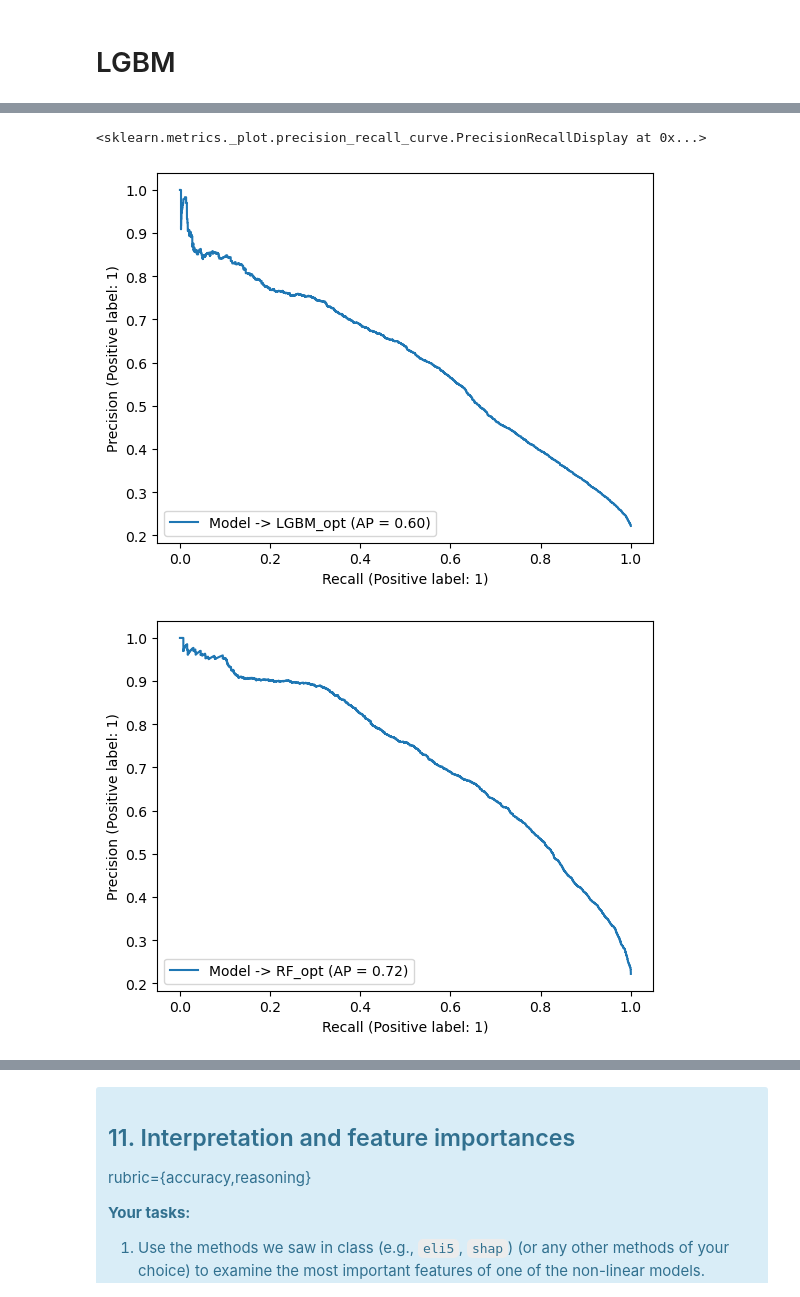
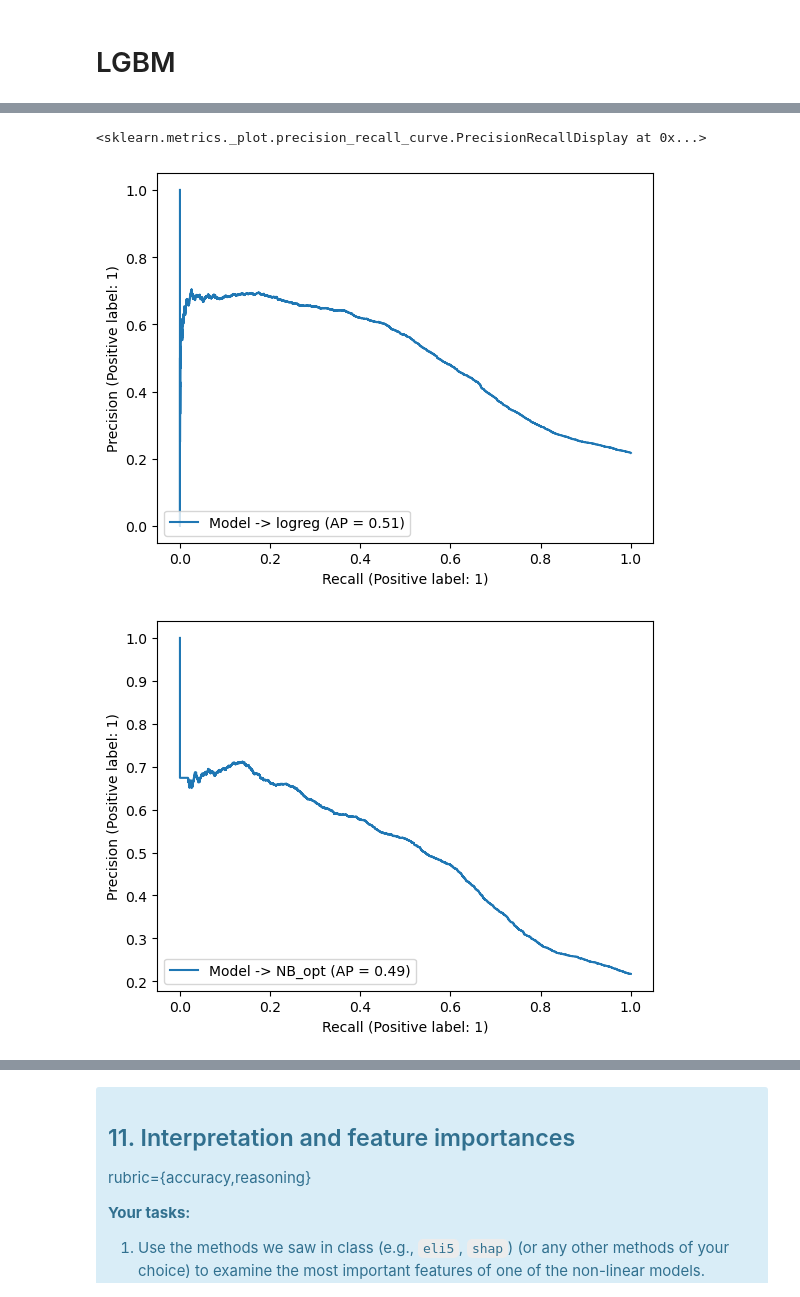
Before and after one commit to robindhillon1/creditcard_default, a Jupyter notebook: lab4.ipynb, the cells around one changed output, grey strips where cells are left out. Cells and saved outputs as stored; diff of their text form; code cells hidden in the pictures.

Commit message:
Q1 to Q12 for Recall

```diff
--- a/lab4.ipynb
+++ b/lab4.ipynb
@@ -915,9 +881,9 @@ RF_bal_RFE.named_steps['randomforestclassifier'].n_features_in_
 # %% [markdown]
 # LGBM
 # %%
-
-LGBM_bal_RFE = make_pipeline(preprocessor, RFECV(RidgeClassifier(), cv=10),
-                           LGBMClassifier(class_weight="balanced", random_state=123))
+LGBM_bal_RFE = make_pipeline(preprocessor,
+                             RFECV(RidgeClassifier(), cv=10),
+                             LGBMClassifier(class_weight="balanced", random_state=123))
 
 cross_val_results['LGBM_bal_RFE'] = pd.DataFrame(cross_validate(LGBM_bal_RFE,
                                                           X_train,
@@ -1063,7 +1062,8 @@ random_search_RF = RandomizedSearchCV(
     n_iter=20,
     random_state=123,
     return_train_score=True,
-    scoring='f1'
+    # scoring='f1',
+    scoring='recall',
 )
 # %%
 random_search_RF.fit(X_train, y_train)
@@ -1170,13 +1113,12 @@ cross_val_results['NB_opt']
 from sklearn.exceptions import FitFailedWarning
 warnings.filterwarnings(action='ignore', category=FitFailedWarning)
 
-
 param_dist_lgbm = {
-    "lgbmclassifier__learning_rate":[0.001,0.005,0.01,0.05,0.1],
-    "lgbmclassifier__n_estimators": randint(0,100),
-    "lgbmclassifier__max_depth": randint(0,20),
+    "lgbmclassifier__learning_rate": [0.001, 0.005, 0.01, 0.05, 0.1],
+    "lgbmclassifier__n_estimators": randint(0, 100),
+    "lgbmclassifier__max_depth": randint(0, 20),
     "lgbmclassifier__num_leaves": [1, 10, 25, 50, 100],
-    "lgbmclassifier__min_data_in_leaf": [100, 250, 500, 750, 1000]
+    "lgbmclassifier__min_data_in_leaf": [100, 250, 500, 750, 1000, 3000],
 }
 
 random_search_LGBM = RandomizedSearchCV(
@@ -1186,7 +1128,8 @@ random_search_LGBM = RandomizedSearchCV(
     n_iter=20,
     random_state=123,
     return_train_score=True,
-    scoring='f1'
+    # scoring='f1',
+    scoring='recall',
 )
 # %%
 random_search_LGBM.fit(X_train, y_train)
@@ -1291,6 +1234,7 @@ combined_results_opt[col_list_opt]
 # %%
 final_classifiers =  {
-    "logistic regression": random_search_logreg,
+    # "logistic regression": random_search_logreg,
+    "logistic regression": random_search_logreg_RFE,
     "random forest": random_search_RF,
     "LightGBM": random_search_LGBM,
     "Naive Bayes": random_search_NB
@@ -1439,27 +1383,18 @@ VotingClassifier(estimators=[('logistic regression',
 # %%
 from sklearn.metrics import ConfusionMatrixDisplay
 from sklearn.metrics import PrecisionRecallDisplay
 
-
 # ConfusionMatrixDisplay.from_estimator(random_search_LGBM, X_train, y_train )
-
 # ConfusionMatrixDisplay.from_estimator(random_search_RF, X_train, y_train)
-
 # ConfusionMatrixDisplay.from_estimator(random_search_NB, X_train, y_train)
-
 # ConfusionMatrixDisplay.from_estimator(random_search_logreg, X_train, y_train)
 
-
+PrecisionRecallDisplay.from_estimator(random_search_logreg, X_train, y_train,name = "Model -> logreg")
+PrecisionRecallDisplay.from_estimator(random_search_NB, X_train, y_train,name = "Model -> NB_opt")
+PrecisionRecallDisplay.from_estimator(random_search_RF, X_train, y_train,name = "Model -> RF_opt")
 PrecisionRecallDisplay.from_estimator(random_search_LGBM, X_train, y_train,name = "Model -> LGBM_opt")
-
-PrecisionRecallDisplay.from_estimator(random_search_RF, X_train, y_train,name = "Model -> RF_opt")
-
-PrecisionRecallDisplay.from_estimator(random_search_NB, X_train, y_train,name = "Model -> NB_opt")
-
-PrecisionRecallDisplay.from_estimator(random_search_logreg, X_train, y_train,name = "Model -> logreg")
-
-PrecisionRecallDisplay.from_estimator(averaged_model, X_train, y_train,name = "Model -> Averaged")
+PrecisionRecallDisplay.from_estimator(averaged_model, X_train, y_train,name = "Model -> averaged")
 # %% [output]
 <sklearn.metrics._plot.precision_recall_curve.PrecisionRecallDisplay at 0x...>
-[figure, old version]
+[figure, new version]
-[figure, old version]
+[figure, new version]
```
Also changed, not shown: parts of 105 cells of this notebook.
